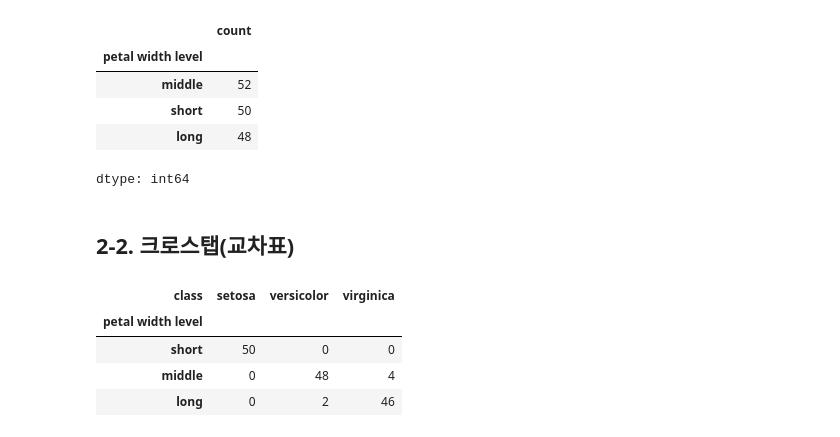
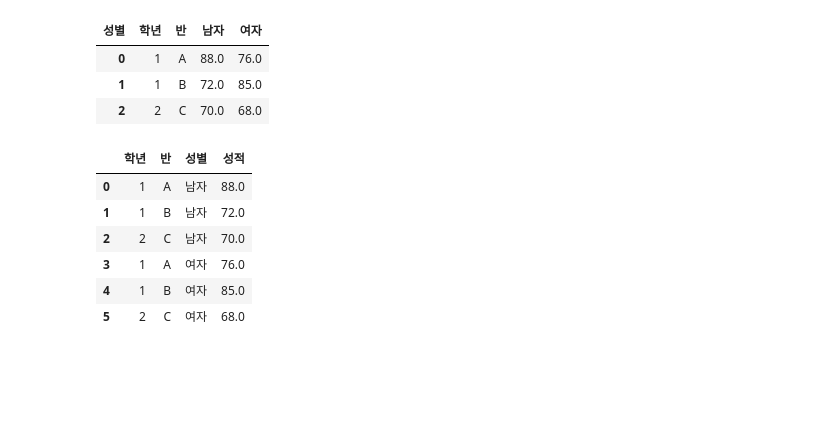
Before and after one commit to hws2002/Master-Python-with-Just-One-Book-ADP, a Jupyter notebook: Chapter2/Data_Handling_7_data_summary.ipynb, the cells around one changed output. Drawn from its saved outputs; the diff is of its cells as text; code cells hidden in the pictures; blank space fills up the shorter version.

```diff
--- a/Chapter2/Data_Handling_7_data_summary.ipynb
+++ b/Chapter2/Data_Handling_7_data_summary.ipynb
@@ -55,20 +33,17 @@ dtype: int64
-# %%
-iris['petal width level'] = pd.qcut(iris['petal width (cm)'], q = 3, labels = ['short', 'middle', 'long'])
-pd.Series(iris['petal width level']).value_counts()
-# %% [output]
-|  | count |
-| petal width level |  |
-| middle | 52 |
-| short | 50 |
-| long | 48 |
-dtype: int64
-# %% [markdown]
-## 2-2. 크로스탭(교차표)
-# %%
-pd.crosstab(iris['petal width level'], iris['class'])
-# %% [output]
-| class | setosa | versicolor | virginica |
-| petal width level |  |  |  |
-| short | 50 | 0 | 0 |
-| middle | 0 | 48 | 4 |
-| long | 0 | 2 | 46 |
+# %%
+score.reset_index()
+# %% [output]
+| 성별 | 학년 | 반 | 남자 | 여자 |
+| 0 | 1 | A | 88.0 | 76.0 |
+| 1 | 1 | B | 72.0 | 85.0 |
+| 2 | 2 | C | 70.0 | 68.0 |
+# %%
+score.reset_index().melt(id_vars = ['학년','반'], var_name = "성별", value_name = "성적")
+# %% [output]
+|  | 학년 | 반 | 성별 | 성적 |
+| 0 | 1 | A | 남자 | 88.0 |
+| 1 | 1 | B | 남자 | 72.0 |
+| 2 | 2 | C | 남자 | 70.0 |
+| 3 | 1 | A | 여자 | 76.0 |
+| 4 | 1 | B | 여자 | 85.0 |
+| 5 | 2 | C | 여자 | 68.0 |
```
Also changed, not shown: parts of 9 cells of this notebook.
